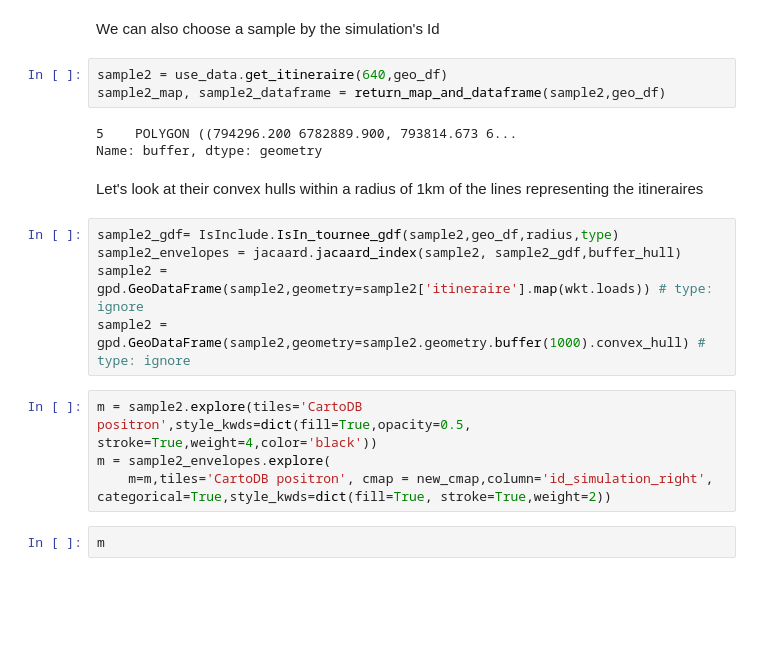
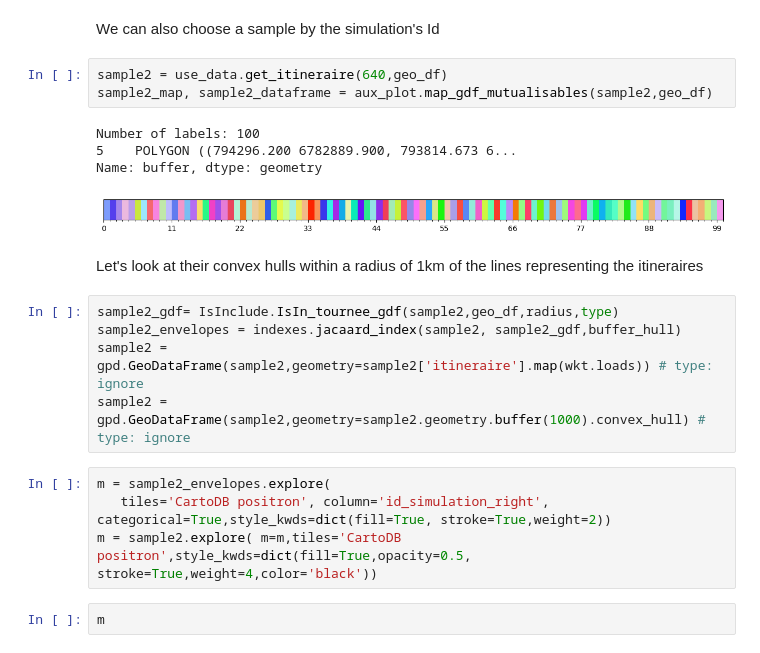
Before and after one commit to Universite-Gustave-Eiffel/geodev-logicout, a Jupyter notebook: notebooks/convex_hull.ipynb, the cells around one changed output. Saved outputs shown, nothing was run; the diff lists cells and outputs as text; blank space fills up the shorter version.

```diff
--- a/notebooks/convex_hull.ipynb
+++ b/notebooks/convex_hull.ipynb
@@ -137,21 +34,23 @@ sample_map # in black the itineraire of the chosen sample
 We can also choose a sample by the simulation's Id
 # %%
 sample2 = use_data.get_itineraire(640,geo_df)
-sample2_map, sample2_dataframe = return_map_and_dataframe(sample2,geo_df)
+sample2_map, sample2_dataframe = aux_plot.map_gdf_mutualisables(sample2,geo_df)
 # %% [output]
+Number of labels: 100
 5    POLYGON ((794296.200 6782889.900, 793814.673 6...
 Name: buffer, dtype: geometry
+[figure, added]
 # %% [markdown]
 Let's look at their convex hulls within a radius of 1km of the lines representing the itineraires
 # %%
 sample2_gdf= IsInclude.IsIn_tournee_gdf(sample2,geo_df,radius,type)
-sample2_envelopes = jacaard.jacaard_index(sample2, sample2_gdf,buffer_hull)
+sample2_envelopes = indexes.jacaard_index(sample2, sample2_gdf,buffer_hull)
 sample2 = gpd.GeoDataFrame(sample2,geometry=sample2['itineraire'].map(wkt.loads)) # type: ignore
 sample2 = gpd.GeoDataFrame(sample2,geometry=sample2.geometry.buffer(1000).convex_hull) # type: ignore
 # %%
-m = sample2.explore(tiles='CartoDB positron',style_kwds=dict(fill=True,opacity=0.5, stroke=True,weight=4,color='black'))
 m = sample2_envelopes.explore(
-    m=m,tiles='CartoDB positron', cmap = new_cmap,column='id_simulation_right', categorical=True,style_kwds=dict(fill=True, stroke=True,weight=2))
+   tiles='CartoDB positron', column='id_simulation_right', categorical=True,style_kwds=dict(fill=True, stroke=True,weight=2))
+m = sample2.explore( m=m,tiles='CartoDB positron',style_kwds=dict(fill=True,opacity=0.5, stroke=True,weight=4,color='black'))
 # %%
 m
 # %% [output]
```
Also changed, not shown: parts of 6 cells of this notebook, 4 other files.
